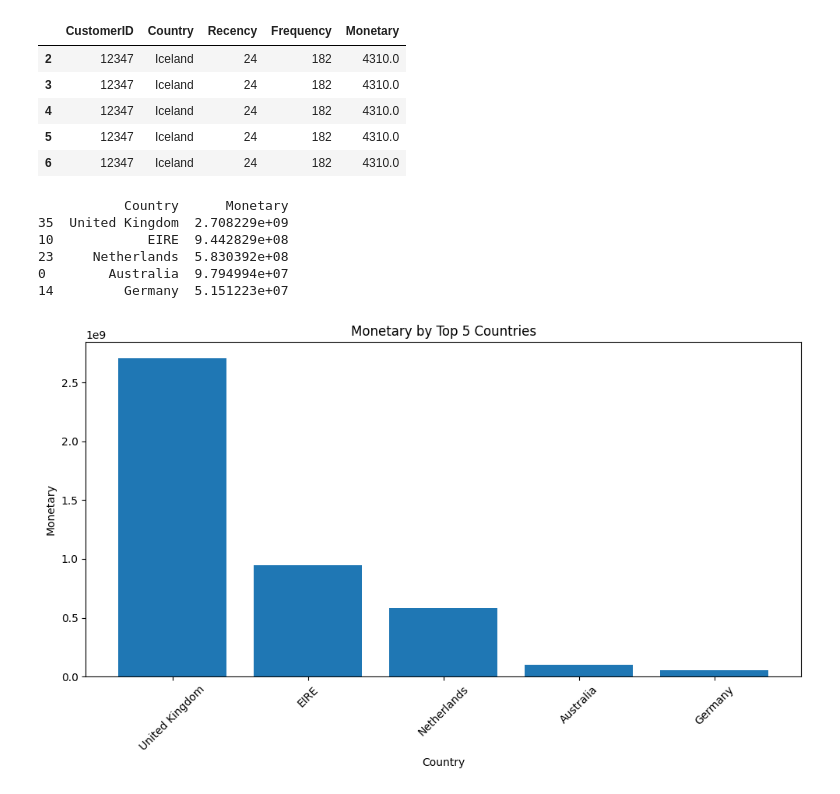
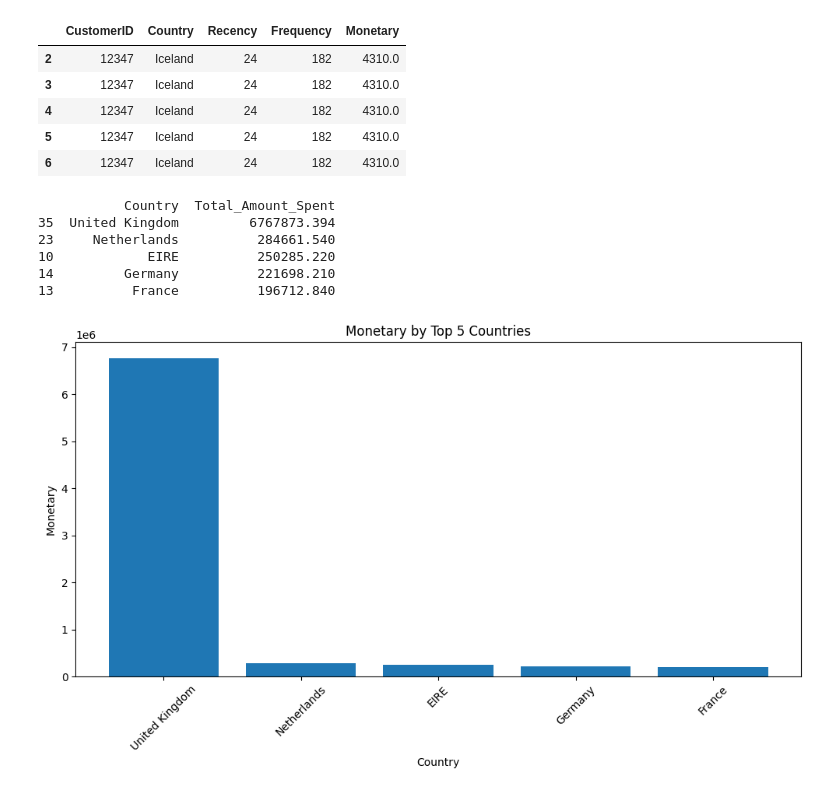
Before and after one commit to rhycha/ecommerce-transaction-data-analysis, a Jupyter notebook: app/src/code.ipynb, the cells around one changed output. Drawn from its saved outputs; the diff is of its cells as text; code cells hidden in the pictures.

Commit message:
modified (country_monetary)

```diff
--- a/app/src/code.ipynb
+++ b/app/src/code.ipynb
@@ -82,30 +82,30 @@ dtype: object
 # %%
 import matplotlib.pyplot as plt
 
-Monetary_Country = rfm_dataset[['Country', 'Monetary']]
+Monetary_Country = df_selected[['Country', 'Total_Amount_Spent']]
 
-Monetary_Country= Monetary_Country.groupby('Country')['Monetary'].sum().reset_index()
+Monetary_Country= Monetary_Country.groupby('Country')['Total_Amount_Spent'].sum().reset_index()
 
-Monetary_Country = Monetary_Country.sort_values(by='Monetary', ascending=False)
+Monetary_Country = Monetary_Country.sort_values(by='Total_Amount_Spent', ascending=False)
 
 Monetary_Country = Monetary_Country.head(5)
 
 print(Monetary_Country)
 
 # Plot the graph
 plt.figure(figsize=(10, 6))
-plt.bar(Monetary_Country['Country'], Monetary_Country['Monetary'])
+plt.bar(Monetary_Country['Country'], Monetary_Country['Total_Amount_Spent'])
 plt.xlabel('Country')
 plt.ylabel('Monetary')
 plt.title('Monetary by Top 5 Countries')
 plt.xticks(rotation=45)
 plt.tight_layout()
 plt.show()
 # %% [output]
-           Country      Monetary
-35  United Kingdom  2.708229e+09
-10            EIRE  9.442829e+08
-23     Netherlands  5.830392e+08
-0        Australia  9.794994e+07
-14         Germany  5.151223e+07
+           Country  Total_Amount_Spent
+35  United Kingdom         6767873.394
+23     Netherlands          284661.540
+10            EIRE          250285.220
+14         Germany          221698.210
+13          France          196712.840
-[figure, old version]
+[figure, new version]
```
